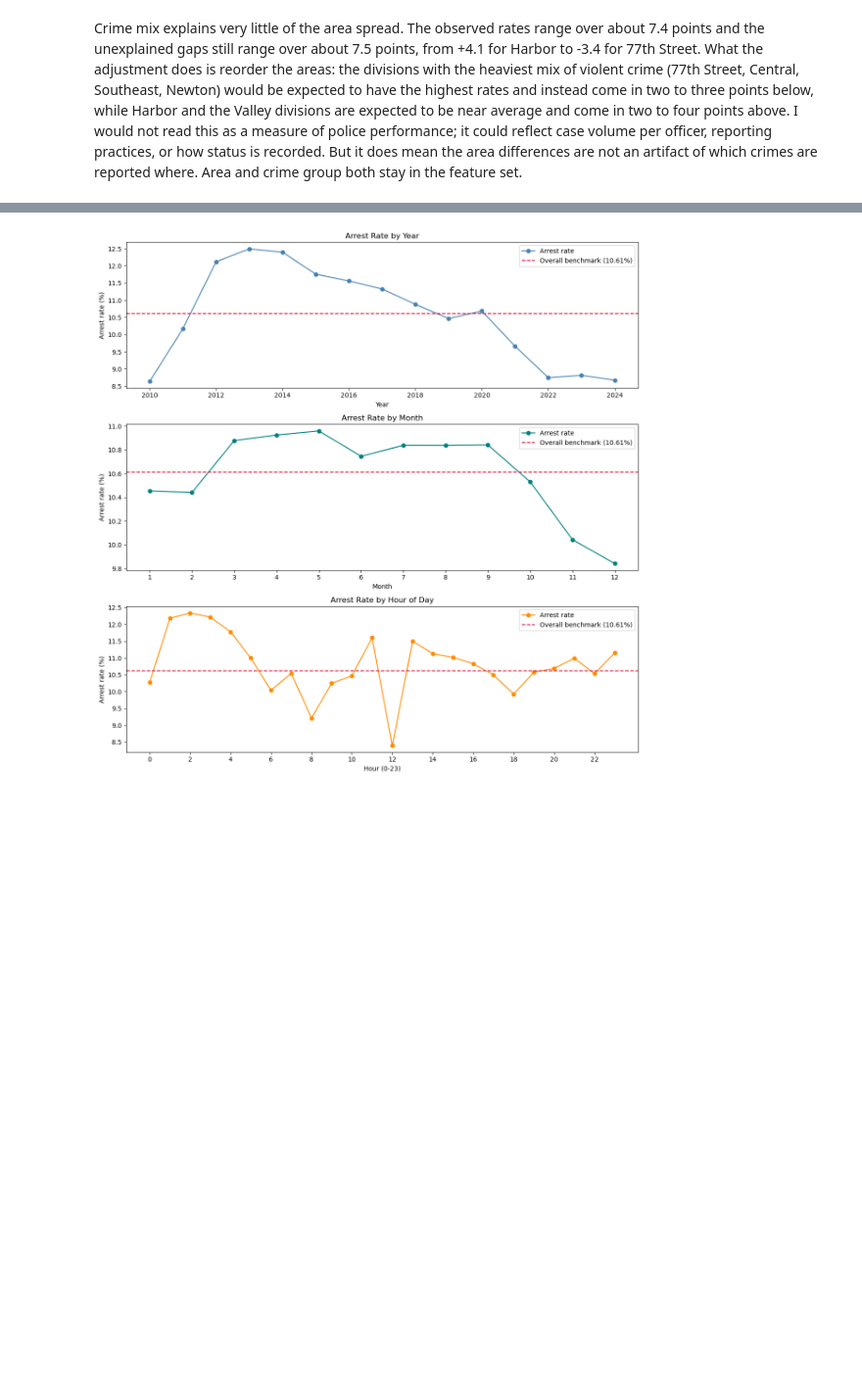
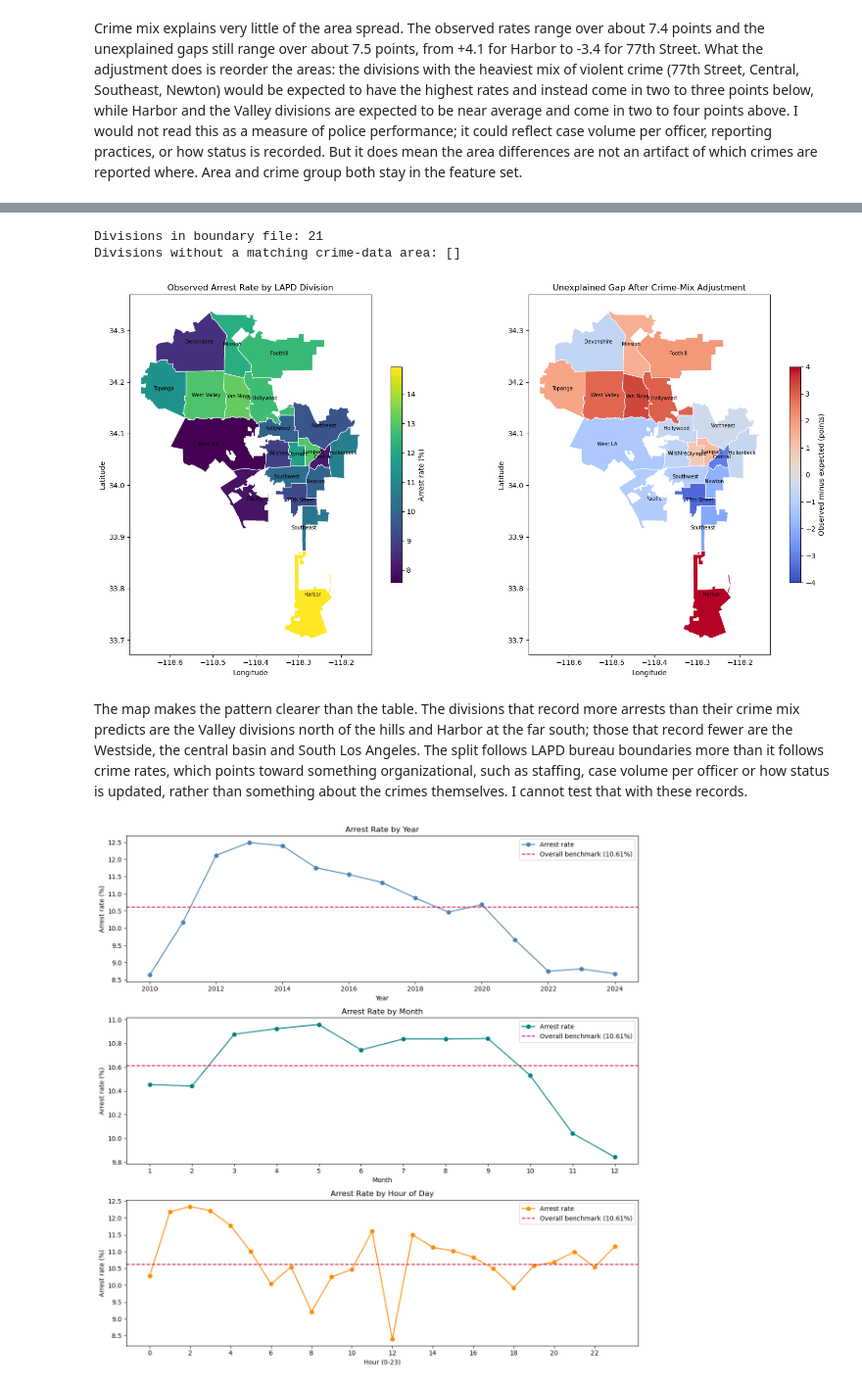
Before and after one commit to RayFuller/la_crime_capstone, a Jupyter notebook: notebooks/02_eda.ipynb, the cells around one changed output, grey strips where cells are left out. Shown at 98% size. Cells and saved outputs as stored; diff of their text form; code cells hidden in the pictures; blank space fills up the shorter version.

Commit message:
Add LAPD division maps of arrest rate and unexplained gap

```diff
--- a/notebooks/02_eda.ipynb
+++ b/notebooks/02_eda.ipynb
@@ -287,3 +292,42 @@ Crime mix explains very little of the area spread. The observed rates range over
+# %%
+# load the division boundaries and match their names to the crime data
+lapd = gpd.read_file('../docs/lapd_divisions.geojson')
+lapd['AREA NAME'] = lapd['APREC'].str.title().replace({
+    'North Hollywood': 'N Hollywood', 'West Los Angeles': 'West LA',
+    '77Th Street': '77th Street'})
+lapd = lapd.merge(area_adjusted.reset_index(), on='AREA NAME', how='left')
+missing_areas = lapd.loc[lapd['observed_pct'].isna(), 'APREC'].tolist()
+print(f'Divisions in boundary file: {len(lapd)}')
+print(f'Divisions without a matching crime-data area: {missing_areas}')
+# %% [output]
+Divisions in boundary file: 21
+Divisions without a matching crime-data area: []
+# %%
+# map the observed arrest rate and the unexplained gap by division
+fig, ax = plt.subplots(1, 2, figsize=(16, 8))
+lapd.plot(column='observed_pct', cmap='viridis', edgecolor='white',
+          linewidth=0.8, legend=True, ax=ax[0],
+          legend_kwds={'label': 'Arrest rate (%)', 'shrink': 0.6})
+ax[0].set_title('Observed Arrest Rate by LAPD Division')
+lapd.plot(column='gap_points', cmap='coolwarm', vmin=-4, vmax=4,
+          edgecolor='white', linewidth=0.8, legend=True, ax=ax[1],
+          legend_kwds={'label': 'Observed minus expected (points)',
+                       'shrink': 0.6})
+ax[1].set_title('Unexplained Gap After Crime-Mix Adjustment')
+for axis in ax:
+    for _, row in lapd.iterrows():
+        point = row['geometry'].representative_point()
+        axis.annotate(row['AREA NAME'], (point.x, point.y),
+                      fontsize=7, ha='center', va='center')
+    axis.set_xlabel('Longitude')
+    axis.set_ylabel('Latitude')
+plt.tight_layout()
+plt.savefig('../images/arrest_rate_map.png', dpi=150)
+plt.show()
+# %% [output]
+[figure, added]
+# %% [markdown]
+The map makes the pattern clearer than the table. The divisions that record more arrests than their crime mix predicts are the Valley divisions north of the hills and Harbor at the far south; those that record fewer are the Westside, the central basin and South Los Angeles. The split follows LAPD bureau boundaries more than it follows crime rates, which points toward something organizational, such as staffing, case volume per officer or how status is updated, rather than something about the crimes themselves. I cannot test that with these records.
 # %%
 # get the year, month and hour of each incident
 tmp = df.copy()
```
Also changed, not shown: parts of 2 cells of this notebook, 4 other files.
